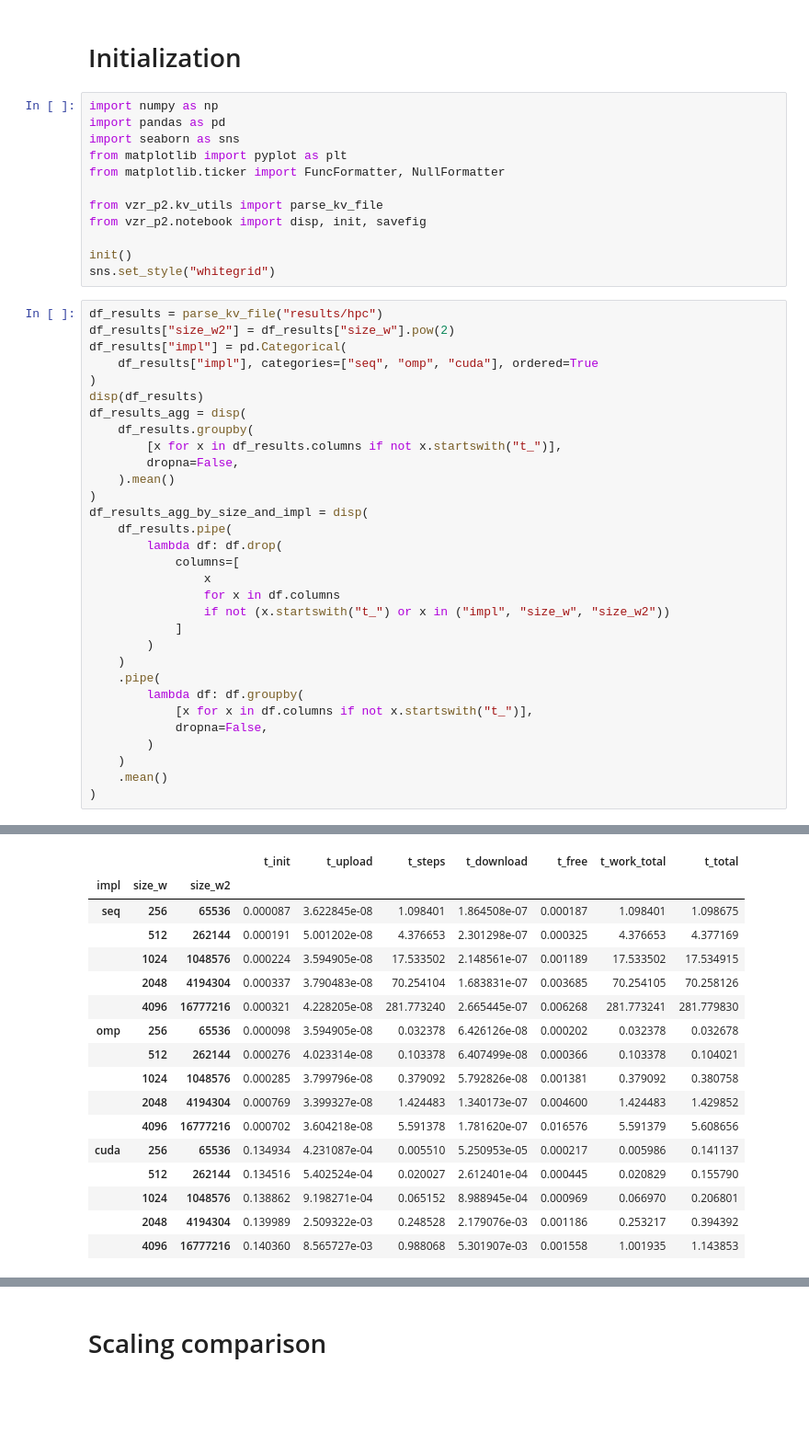
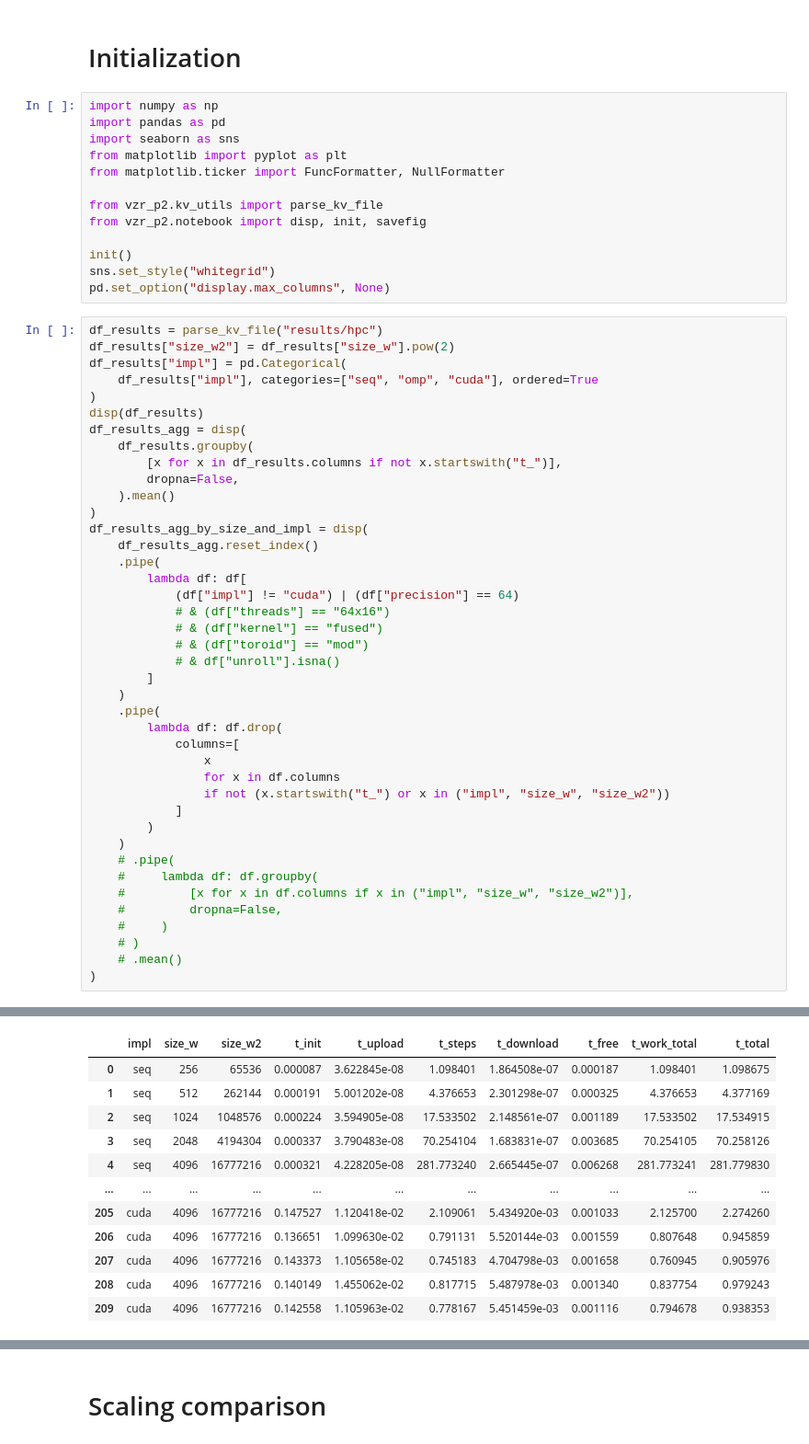
Before and after one commit to mpopovic4116/fri-vzr-2026-p2, a Jupyter notebook: notebooks/main.ipynb, the cells around one changed output, grey strips where cells are left out. Shown at 92% size. Cells and saved outputs as stored; diff of their text form; blank space fills up the shorter version.

```diff
--- a/notebooks/main.ipynb
+++ b/notebooks/main.ipynb
@@ -12,6 +12,7 @@ from vzr_p2.notebook import disp, init, savefig
 
 init()
 sns.set_style("whitegrid")
+pd.set_option("display.max_columns", None)
 # %%
 df_results = parse_kv_file("results/hpc")
 df_results["size_w2"] = df_results["size_w"].pow(2)
@@ -26,7 +27,17 @@ df_results_agg = disp(
     ).mean()
 )
 df_results_agg_by_size_and_impl = disp(
-    df_results.pipe(
+    df_results_agg.reset_index()
+    .pipe(
+        lambda df: df[
+            (df["impl"] != "cuda") | (df["precision"] == 64)
+            # & (df["threads"] == "64x16")
+            # & (df["kernel"] == "fused")
+            # & (df["toroid"] == "mod")
+            # & df["unroll"].isna()
+        ]
+    )
+    .pipe(
         lambda df: df.drop(
             columns=[
                 x
@@ -35,56 +46,51 @@ df_results_agg_by_size_and_impl = disp(
             ]
         )
     )
-    .pipe(
-        lambda df: df.groupby(
-            [x for x in df.columns if not x.startswith("t_")],
-            dropna=False,
-        )
-    )
-    .mean()
+    # .pipe(
+    #     lambda df: df.groupby(
+    #         [x for x in df.columns if x in ("impl", "size_w", "size_w2")],
+    #         dropna=False,
+    #     )
+    # )
+    # .mean()
 )
 # %% [output]
 |  | opt | impl | size_w | size_h | kernel_size | precision | simd | toroid_impl | steps | dt | ... |
 | 0 | 3 | seq | 256 | 256 | 26 | 64 | y | halo | 100 | 0.1 | ... |
 | 1 | 3 | seq | 256 | 256 | 26 | 64 | y | halo | 100 | 0.1 | ... |
 | 2 | 3 | seq | 256 | 256 | 26 | 64 | y | halo | 100 | 0.1 | ... |
 | 3 | 3 | seq | 256 | 256 | 26 | 64 | y | halo | 100 | 0.1 | ... |
 | 4 | 3 | seq | 256 | 256 | 26 | 64 | y | halo | 100 | 0.1 | ... |
 | ... | ... | ... | ... | ... | ... | ... | ... | ... | ... | ... | ... |
 | 1045 | 3 | cuda | 4096 | 4096 | 26 | 32 | NaN | NaN | 100 | 0.1 | ... |
 | 1046 | 3 | cuda | 4096 | 4096 | 26 | 32 | NaN | NaN | 100 | 0.1 | ... |
 | 1047 | 3 | cuda | 4096 | 4096 | 26 | 32 | NaN | NaN | 100 | 0.1 | ... |
 | 1048 | 3 | cuda | 4096 | 4096 | 26 | 32 | NaN | NaN | 100 | 0.1 | ... |
 | 1049 | 3 | cuda | 4096 | 4096 | 26 | 32 | NaN | NaN | 100 | 0.1 | ... |
 1050 rows × 22 columns
 |  |  |  |  |  |  |  |  |  |  |  | ... |
 | opt | impl | size_w | size_h | kernel_size | precision | simd | toroid_impl | steps | dt | threads | ... |
 | 3 | seq | 256 | 256 | 26 | 64 | y | halo | 100 | 0.1 | NaN | ... |
 |  |  | 512 | 512 | 26 | 64 | y | halo | 100 | 0.1 | NaN | ... |
 |  |  | 1024 | 1024 | 26 | 64 | y | halo | 100 | 0.1 | NaN | ... |
 |  |  | 2048 | 2048 | 26 | 64 | y | halo | 100 | 0.1 | NaN | ... |
 |  |  | 4096 | 4096 | 26 | 64 | y | halo | 100 | 0.1 | NaN | ... |
 |  | ... | ... | ... | ... | ... | ... | ... | ... | ... | ... | ... |
 |  | cuda | 4096 | 4096 | 26 | 64 | NaN | NaN | 100 | 0.1 | 64x16 | ... |
 |  |  |  |  |  |  |  |  |  |  |  | ... |
 |  |  |  |  |  |  |  |  |  |  |  | ... |
 |  |  |  |  |  |  |  |  |  |  |  | ... |
 |  |  |  |  |  |  |  |  |  |  |  | ... |
 210 rows × 7 columns
-|  |  |  | t_init | t_upload | t_steps | t_download | t_free | t_work_total | t_total |
-| impl | size_w | size_w2 |  |  |  |  |  |  |  |
-| seq | 256 | 65536 | 0.000087 | 3.622845e-08 | 1.098401 | 1.864508e-07 | 0.000187 | 1.098401 | 1.098675 |
-|  | 512 | 262144 | 0.000191 | 5.001202e-08 | 4.376653 | 2.301298e-07 | 0.000325 | 4.376653 | 4.377169 |
-|  | 1024 | 1048576 | 0.000224 | 3.594905e-08 | 17.533502 | 2.148561e-07 | 0.001189 | 17.533502 | 17.534915 |
-|  | 2048 | 4194304 | 0.000337 | 3.790483e-08 | 70.254104 | 1.683831e-07 | 0.003685 | 70.254105 | 70.258126 |
-|  | 4096 | 16777216 | 0.000321 | 4.228205e-08 | 281.773240 | 2.665445e-07 | 0.006268 | 281.773241 | 281.779830 |
-| omp | 256 | 65536 | 0.000098 | 3.594905e-08 | 0.032378 | 6.426126e-08 | 0.000202 | 0.032378 | 0.032678 |
-|  | 512 | 262144 | 0.000276 | 4.023314e-08 | 0.103378 | 6.407499e-08 | 0.000366 | 0.103378 | 0.104021 |
-|  | 1024 | 1048576 | 0.000285 | 3.799796e-08 | 0.379092 | 5.792826e-08 | 0.001381 | 0.379092 | 0.380758 |
-|  | 2048 | 4194304 | 0.000769 | 3.399327e-08 | 1.424483 | 1.340173e-07 | 0.004600 | 1.424483 | 1.429852 |
-|  | 4096 | 16777216 | 0.000702 | 3.604218e-08 | 5.591378 | 1.781620e-07 | 0.016576 | 5.591379 | 5.608656 |
-| cuda | 256 | 65536 | 0.134934 | 4.231087e-04 | 0.005510 | 5.250953e-05 | 0.000217 | 0.005986 | 0.141137 |
-|  | 512 | 262144 | 0.134516 | 5.402524e-04 | 0.020027 | 2.612401e-04 | 0.000445 | 0.020829 | 0.155790 |
-|  | 1024 | 1048576 | 0.138862 | 9.198271e-04 | 0.065152 | 8.988945e-04 | 0.000969 | 0.066970 | 0.206801 |
-|  | 2048 | 4194304 | 0.139989 | 2.509322e-03 | 0.248528 | 2.179076e-03 | 0.001186 | 0.253217 | 0.394392 |
-|  | 4096 | 16777216 | 0.140360 | 8.565727e-03 | 0.988068 | 5.301907e-03 | 0.001558 | 1.001935 | 1.143853 |
+|  | impl | size_w | size_w2 | t_init | t_upload | t_steps | t_download | t_free | t_work_total | t_total |
+| 0 | seq | 256 | 65536 | 0.000087 | 3.622845e-08 | 1.098401 | 1.864508e-07 | 0.000187 | 1.098401 | 1.098675 |
+| 1 | seq | 512 | 262144 | 0.000191 | 5.001202e-08 | 4.376653 | 2.301298e-07 | 0.000325 | 4.376653 | 4.377169 |
+| 2 | seq | 1024 | 1048576 | 0.000224 | 3.594905e-08 | 17.533502 | 2.148561e-07 | 0.001189 | 17.533502 | 17.534915 |
+| 3 | seq | 2048 | 4194304 | 0.000337 | 3.790483e-08 | 70.254104 | 1.683831e-07 | 0.003685 | 70.254105 | 70.258126 |
+| 4 | seq | 4096 | 16777216 | 0.000321 | 4.228205e-08 | 281.773240 | 2.665445e-07 | 0.006268 | 281.773241 | 281.779830 |
+| ... | ... | ... | ... | ... | ... | ... | ... | ... | ... | ... |
+| 205 | cuda | 4096 | 16777216 | 0.147527 | 1.120418e-02 | 2.109061 | 5.434920e-03 | 0.001033 | 2.125700 | 2.274260 |
+| 206 | cuda | 4096 | 16777216 | 0.136651 | 1.099630e-02 | 0.791131 | 5.520144e-03 | 0.001559 | 0.807648 | 0.945859 |
+| 207 | cuda | 4096 | 16777216 | 0.143373 | 1.105658e-02 | 0.745183 | 4.704798e-03 | 0.001658 | 0.760945 | 0.905976 |
+| 208 | cuda | 4096 | 16777216 | 0.140149 | 1.455062e-02 | 0.817715 | 5.487978e-03 | 0.001340 | 0.837754 | 0.979243 |
+| 209 | cuda | 4096 | 16777216 | 0.142558 | 1.105963e-02 | 0.778167 | 5.451459e-03 | 0.001116 | 0.794678 | 0.938353 |
```
Also changed, not shown: parts of 6 cells of this notebook, 5 other files.
